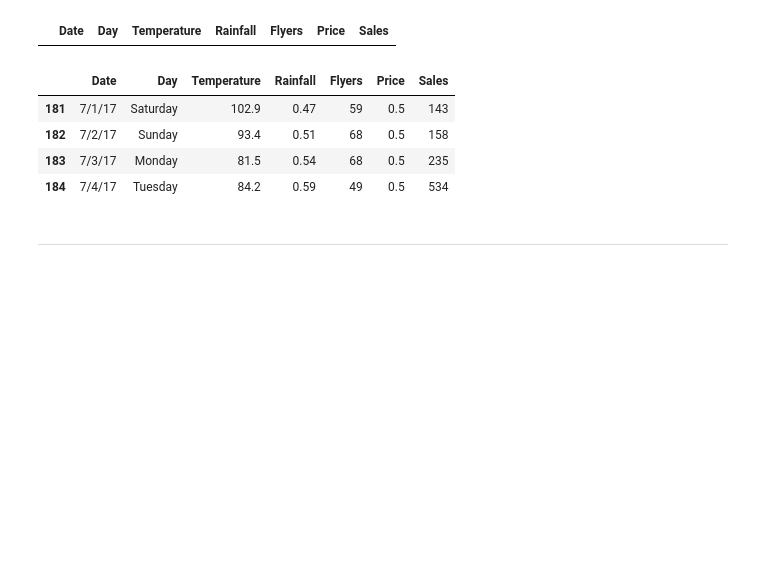
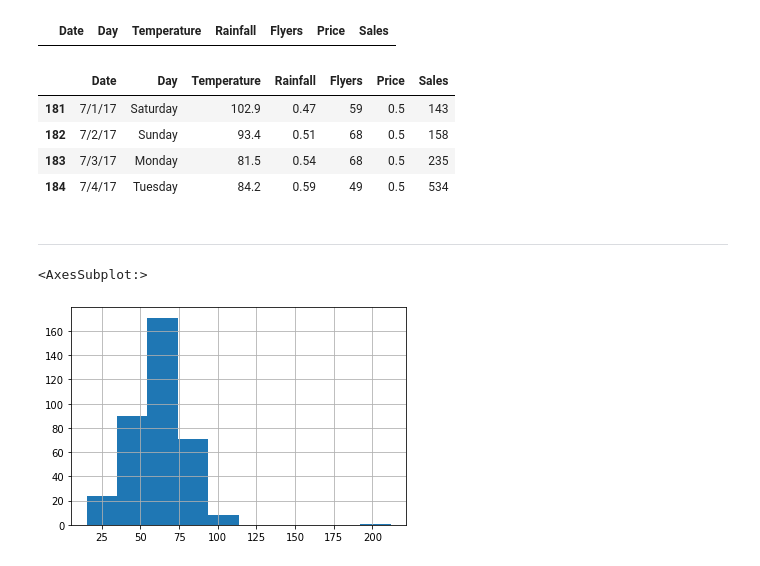
Before and after one commit to NSharick/anomaly-detection-exercises, a Jupyter notebook: continuous_probabilistic_methods.ipynb, the cells around one changed output. Saved outputs shown, nothing was run; the diff lists cells and outputs as text; code cells hidden in the pictures; blank space fills up the shorter version.

```diff
--- a/continuous_probabilistic_methods.ipynb
+++ b/continuous_probabilistic_methods.ipynb
@@ -204,3 +204,8 @@ df[df['Sales'] > sales_upper]
 | 184 | 7/4/17 | Tuesday | 84.2 | 0.59 | 49 | 0.5 | 534 |
 # %% [markdown]
 ---
+# %%
+df.Temperature.hist()
+# %% [output]
+<AxesSubplot:>
+[figure, added]
```
Also changed, not shown: parts of 15 cells of this notebook.
